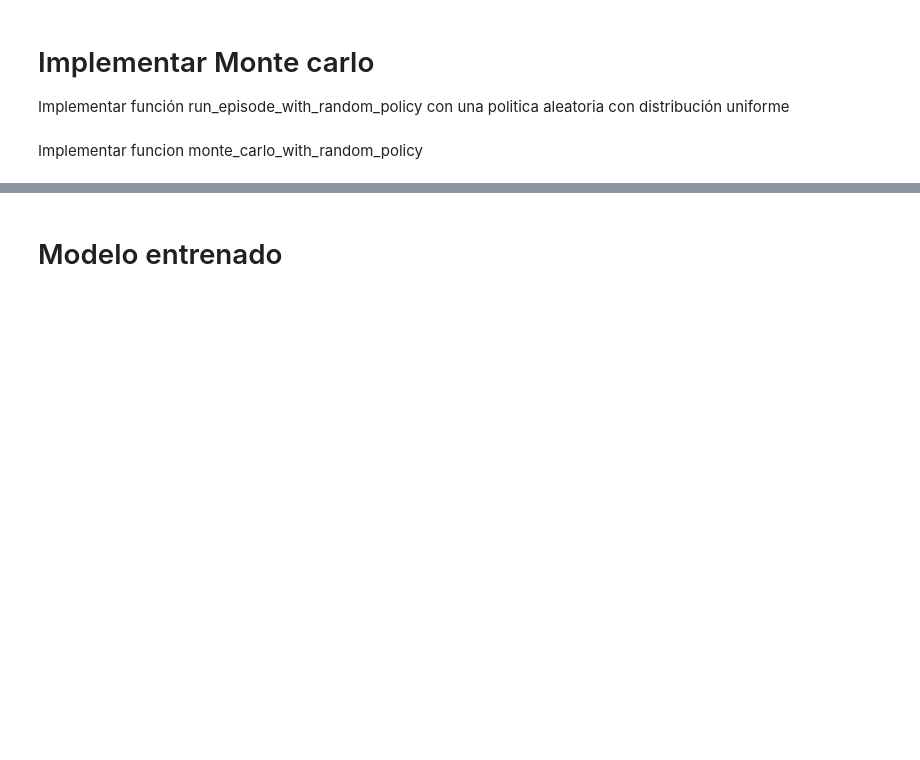
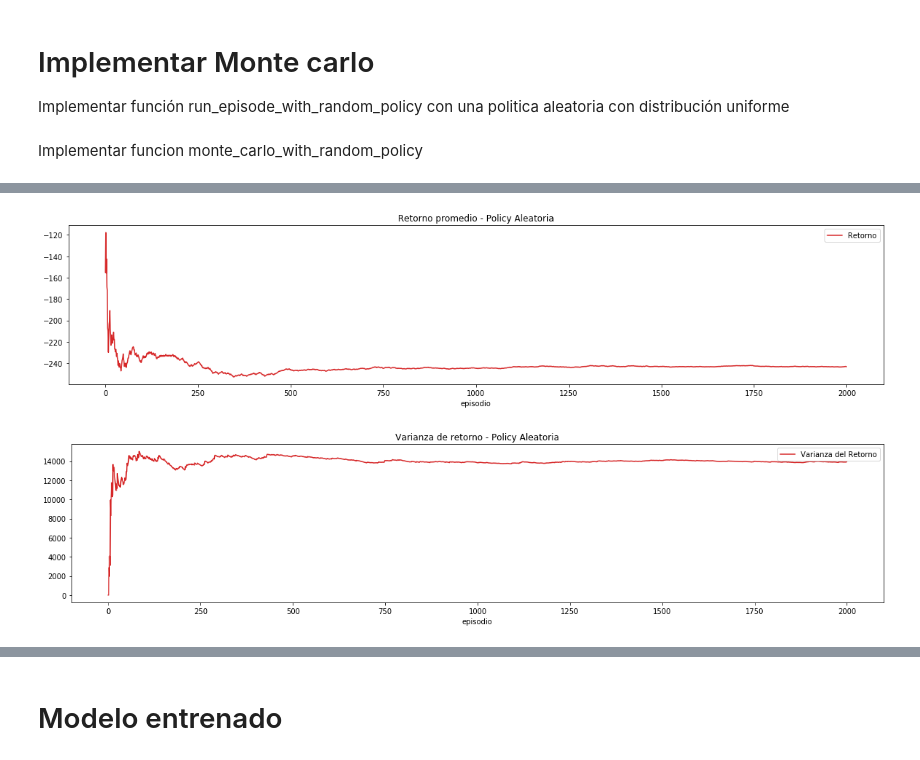
Before and after one commit to deeplearning-itba/REINFORCE-Algorithm, a Jupyter notebook: 01_Monte_Carlo_colab.ipynb, the cells around one changed output, grey strips where cells are left out. Drawn from its saved outputs; the diff is of its cells as text; code cells hidden in the pictures; blank space fills up the shorter version.

```diff
--- a/01_Monte_Carlo_colab.ipynb
+++ b/01_Monte_Carlo_colab.ipynb
@@ -151,0 +158,16 @@ AttributeError: ignored
+# %%
+plt.figure(figsize=(20,4))
+plt.plot(run_mean, c='C3', label='Retorno')
+plt.title('Retorno promedio - Policy Aleatoria')
+plt.xlabel('episodio')
+plt.legend()
+plt.show()
+plt.figure(figsize=(20,4))
+plt.plot(run_var, c='C3', label='Varianza del Retorno')
+plt.title('Varianza de retorno - Policy Aleatoria')
+plt.xlabel('episodio')
+plt.legend()
+plt.show()
+# %% [output]
+[figure, added]
+[figure, added]
```
Also changed, not shown: parts of 37 cells of this notebook.
